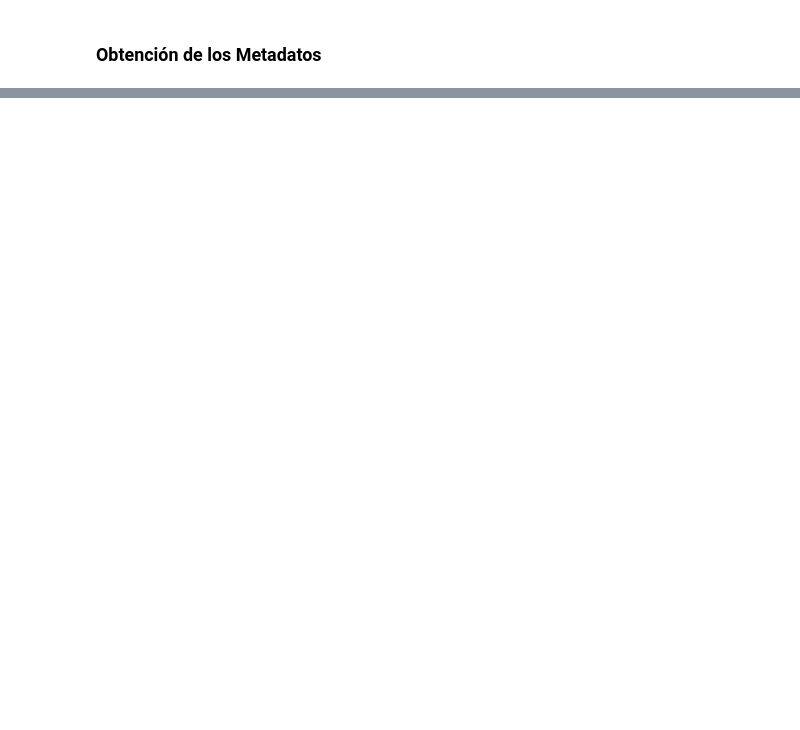
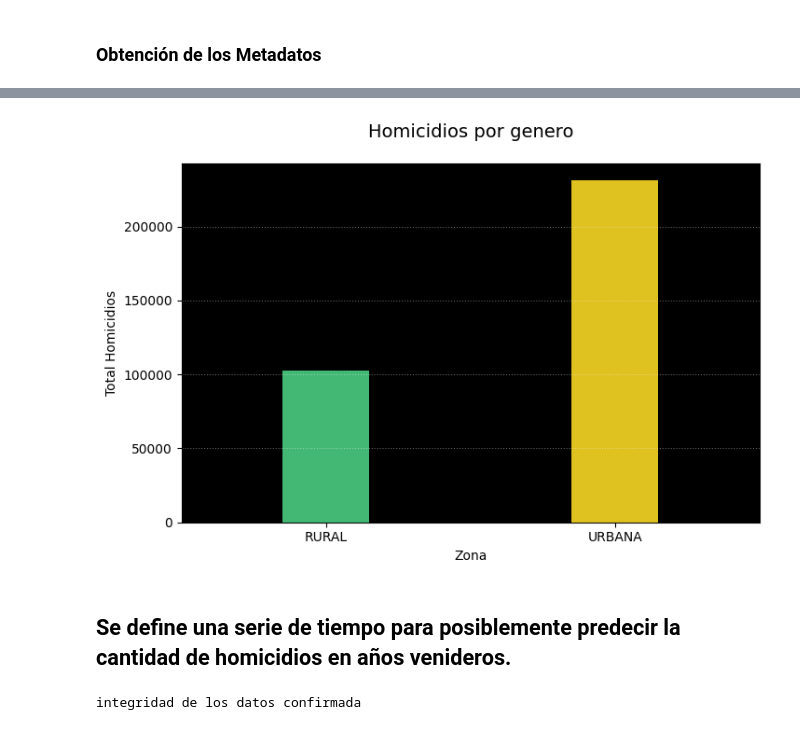
Before and after one commit to deleonray314/ML-Homicidios, a Jupyter notebook: notebooks/EDA.ipynb, the cells around one changed output, grey strips where cells are left out. Cells and saved outputs as stored; diff of their text form; code cells hidden in the pictures; blank space fills up the shorter version.

```diff
--- a/notebooks/EDA.ipynb
+++ b/notebooks/EDA.ipynb
@@ -261,0 +276,29 @@ Name: cantidad, dtype: float64
+# %%
+#  se crea sub df de la cantidad de homicidios por sexo.
+df_zona = df[['zona','total_homicidios']].copy()
+df_zona_agrupada = df_zona.groupby(['zona']).sum()
+
+# Gestión de los patrones generales de visualización.
+fig, ax = plt.subplots(figsize=(8,5), facecolor='white')
+ax.set_facecolor('black')
+
+# Visualización de la cantidad de homicidios por sexo.
+sns.barplot(
+    data=df_zona_agrupada,
+    x='zona',
+    y='total_homicidios',
+    hue='zona',
+    palette=colores_zona,
+    estimator=sum,
+    errorbar=None,
+    ax=ax,
+    width=0.3
+)
+
+# Definición de parametros estéticos.
+ax.set_title('Homicidios por genero', fontsize=14, color='black', pad=20)
+ax.set_xlabel('Zona', fontsize=10, color='black')
+ax.set_ylabel('Total Homicidios', fontsize=10, color='black')
+ax.grid(axis='y', color='white',linestyle=':', alpha=0.4)
+# %% [output]
+[figure, added]
@@ -261,0 +307,12 @@ Name: cantidad, dtype: float64
+# %% [markdown]
+## Se define una serie de tiempo para posiblemente predecir la cantidad de homicidios en años venideros.
+# %%
+# confirmación de la integridad de los datos.
+min_homicidios = df_fecha['total_homicidios'].min().copy()
+if min_homicidios >= 0:
+    print('integridad de los datos confirmada')
+else:
+    print('Se identificaron posibles gaps\n')
+    print(f' los pósibles gaps son: {min_homcidios}')
+# %% [output]
+integridad de los datos confirmada
```
Also changed, not shown: parts of 25 cells of this notebook, 8 other files.
